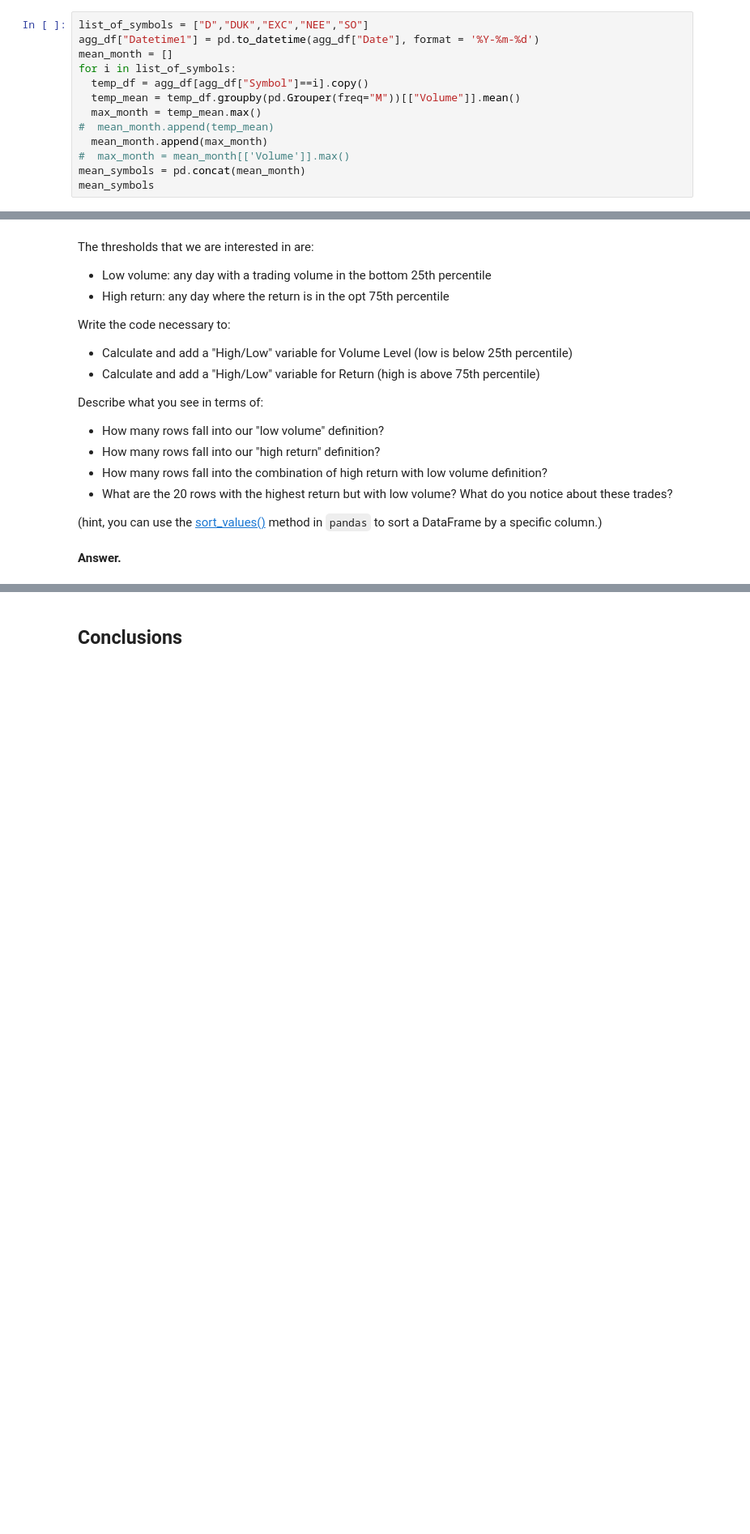
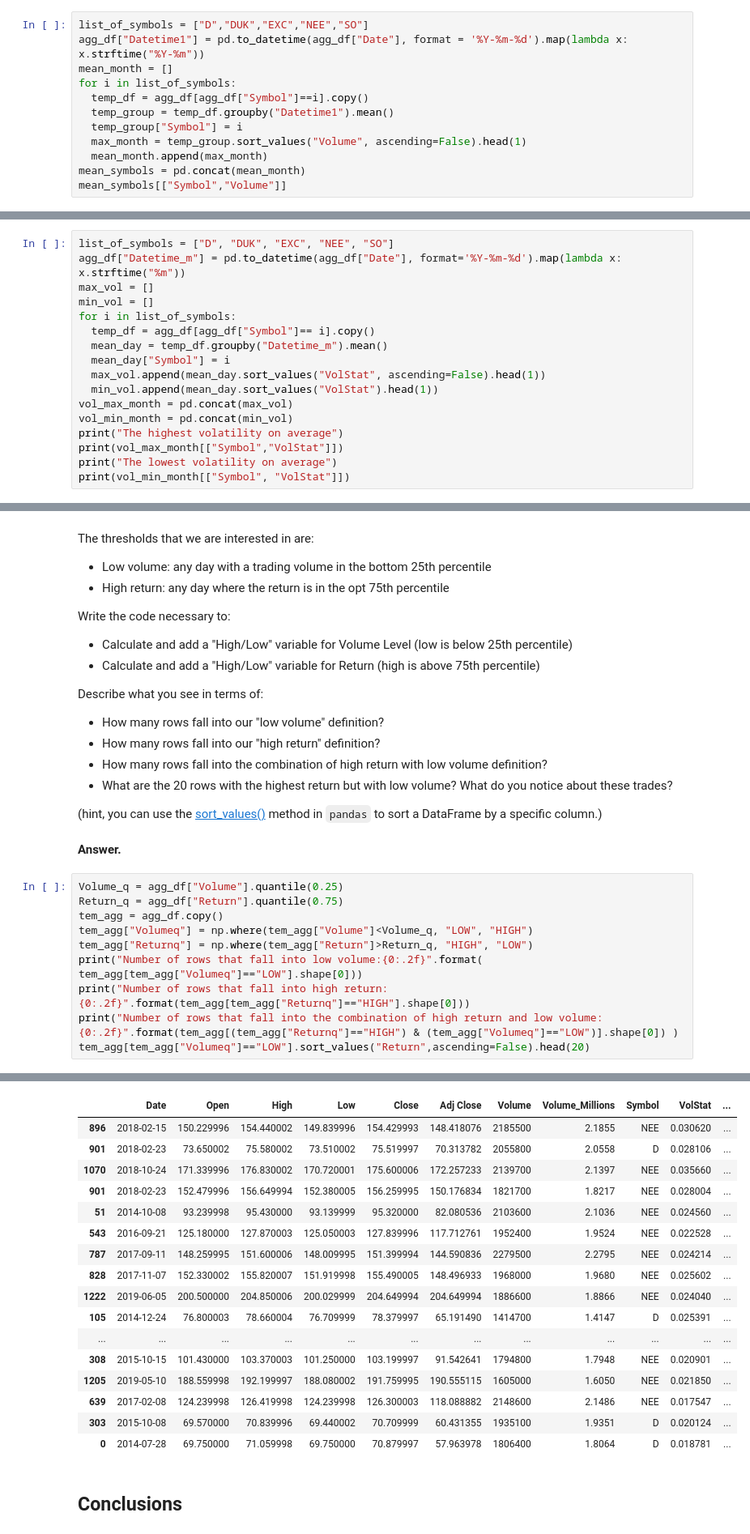
Before and after one commit to jjduartes/DS4A, a Jupyter notebook: case_1_2_student.ipynb, the cells around one changed output, grey strips where cells are left out. Shown at 81% size. Drawn from its saved outputs; the diff is of its cells as text; blank space fills up the shorter version.

```diff
--- a/case_1_2_student.ipynb
+++ b/case_1_2_student.ipynb
@@ -775,15 +775,14 @@ Write a script to find and print the month that has the highest average daily tr
 **Answer.**
 # %%
 list_of_symbols = ["D","DUK","EXC","NEE","SO"]
-agg_df["Datetime1"] = pd.to_datetime(agg_df["Date"], format = '%Y-%m-%d')
+agg_df["Datetime1"] = pd.to_datetime(agg_df["Date"], format = '%Y-%m-%d').map(lambda x: x.strftime("%Y-%m"))
 mean_month = []
 for i in list_of_symbols:
   temp_df = agg_df[agg_df["Symbol"]==i].copy()
-  temp_mean = temp_df.groupby(pd.Grouper(freq="M"))[["Volume"]].mean()
-  max_month = temp_mean.max()
-#  mean_month.append(temp_mean)
+  temp_group = temp_df.groupby("Datetime1").mean()
+  temp_group["Symbol"] = i
+  max_month = temp_group.sort_values("Volume", ascending=False).head(1)
   mean_month.append(max_month)
-#  max_month = mean_month[['Volume']].max()
 mean_symbols = pd.concat(mean_month)
-mean_symbols
+mean_symbols[["Symbol","Volume"]]
 # %% [output]
@@ -805,3 +805,20 @@ Group the data by month (ignoring the year), and identify :
 * Any general patterns that you notice over the whole year
 # %% [markdown]
 **Answer.**
+# %%
+list_of_symbols = ["D", "DUK", "EXC", "NEE", "SO"]
+agg_df["Datetime_m"] = pd.to_datetime(agg_df["Date"], format='%Y-%m-%d').map(lambda x: x.strftime("%m"))
+max_vol = []
+min_vol = []
+for i in list_of_symbols:
+  temp_df = agg_df[agg_df["Symbol"]== i].copy()
+  mean_day = temp_df.groupby("Datetime_m").mean()
+  mean_day["Symbol"] = i
+  max_vol.append(mean_day.sort_values("VolStat", ascending=False).head(1))
+  min_vol.append(mean_day.sort_values("VolStat").head(1))
+vol_max_month = pd.concat(max_vol)
+vol_min_month = pd.concat(min_vol)
+print("The highest volatility on average")
+print(vol_max_month[["Symbol","VolStat"]])
+print("The lowest volatility on average")
+print(vol_min_month[["Symbol", "VolStat"]])
@@ -832,3 +866,14 @@ Describe what you see in terms of:
 (hint, you can use the [sort_values()](https://pandas.pydata.org/pandas-docs/stable/reference/api/pandas.DataFrame.sort_values.html) method in `pandas` to sort a DataFrame by a specific column.)
 # %% [markdown]
 **Answer.**
+# %%
+Volume_q = agg_df["Volume"].quantile(0.25)
+Return_q = agg_df["Return"].quantile(0.75)
+tem_agg = agg_df.copy()
+tem_agg["Volumeq"] = np.where(tem_agg["Volume"]<Volume_q, "LOW", "HIGH")
+tem_agg["Returnq"] = np.where(tem_agg["Return"]>Return_q, "HIGH", "LOW")
+print("Number of rows that fall into low volume:{0:.2f}".format( tem_agg[tem_agg["Volumeq"]=="LOW"].shape[0]))
+print("Number of rows that fall into high return:{0:.2f}".format(tem_agg[tem_agg["Returnq"]=="HIGH"].shape[0]))
+print("Number of rows that fall into the combination of high return and low volume:{0:.2f}".format(tem_agg[(tem_agg["Returnq"]=="HIGH") & (tem_agg["Volumeq"]=="LOW")].shape[0]) )
+tem_agg[tem_agg["Volumeq"]=="LOW"].sort_values("Return",ascending=False).head(20)
+# %% [output]
@@ -835,3 +883,20 @@ Describe what you see in terms of:
+|  | Date | Open | High | Low | Close | Adj Close | Volume | Volume_Millions | Symbol | VolStat | ... |
+| 896 | 2018-02-15 | 150.229996 | 154.440002 | 149.839996 | 154.429993 | 148.418076 | 2185500 | 2.1855 | NEE | 0.030620 | ... |
+| 901 | 2018-02-23 | 73.650002 | 75.580002 | 73.510002 | 75.519997 | 70.313782 | 2055800 | 2.0558 | D | 0.028106 | ... |
+| 1070 | 2018-10-24 | 171.339996 | 176.830002 | 170.720001 | 175.600006 | 172.257233 | 2139700 | 2.1397 | NEE | 0.035660 | ... |
+| 901 | 2018-02-23 | 152.479996 | 156.649994 | 152.380005 | 156.259995 | 150.176834 | 1821700 | 1.8217 | NEE | 0.028004 | ... |
+| 51 | 2014-10-08 | 93.239998 | 95.430000 | 93.139999 | 95.320000 | 82.080536 | 2103600 | 2.1036 | NEE | 0.024560 | ... |
+| 543 | 2016-09-21 | 125.180000 | 127.870003 | 125.050003 | 127.839996 | 117.712761 | 1952400 | 1.9524 | NEE | 0.022528 | ... |
+| 787 | 2017-09-11 | 148.259995 | 151.600006 | 148.009995 | 151.399994 | 144.590836 | 2279500 | 2.2795 | NEE | 0.024214 | ... |
+| 828 | 2017-11-07 | 152.330002 | 155.820007 | 151.919998 | 155.490005 | 148.496933 | 1968000 | 1.9680 | NEE | 0.025602 | ... |
+| 1222 | 2019-06-05 | 200.500000 | 204.850006 | 200.029999 | 204.649994 | 204.649994 | 1886600 | 1.8866 | NEE | 0.024040 | ... |
+| 105 | 2014-12-24 | 76.800003 | 78.660004 | 76.709999 | 78.379997 | 65.191490 | 1414700 | 1.4147 | D | 0.025391 | ... |
+| ... | ... | ... | ... | ... | ... | ... | ... | ... | ... | ... | ... |
+| 308 | 2015-10-15 | 101.430000 | 103.370003 | 101.250000 | 103.199997 | 91.542641 | 1794800 | 1.7948 | NEE | 0.020901 | ... |
+| 1205 | 2019-05-10 | 188.559998 | 192.199997 | 188.080002 | 191.759995 | 190.555115 | 1605000 | 1.6050 | NEE | 0.021850 | ... |
+| 639 | 2017-02-08 | 124.239998 | 126.419998 | 124.239998 | 126.300003 | 118.088882 | 2148600 | 2.1486 | NEE | 0.017547 | ... |
+| 303 | 2015-10-08 | 69.570000 | 70.839996 | 69.440002 | 70.709999 | 60.431355 | 1935100 | 1.9351 | D | 0.020124 | ... |
+| 0 | 2014-07-28 | 69.750000 | 71.059998 | 69.750000 | 70.879997 | 57.963978 | 1806400 | 1.8064 | D | 0.018781 | ... |
 # %% [markdown]
 ## Conclusions
 # %% [markdown]
```
Also changed, not shown: parts of 3 cells of this notebook.
